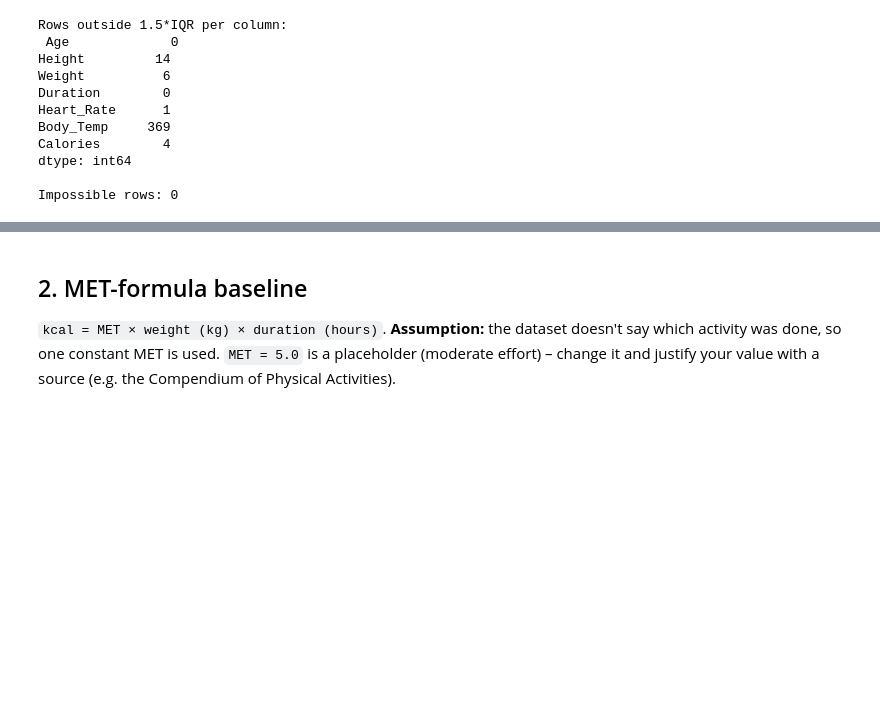
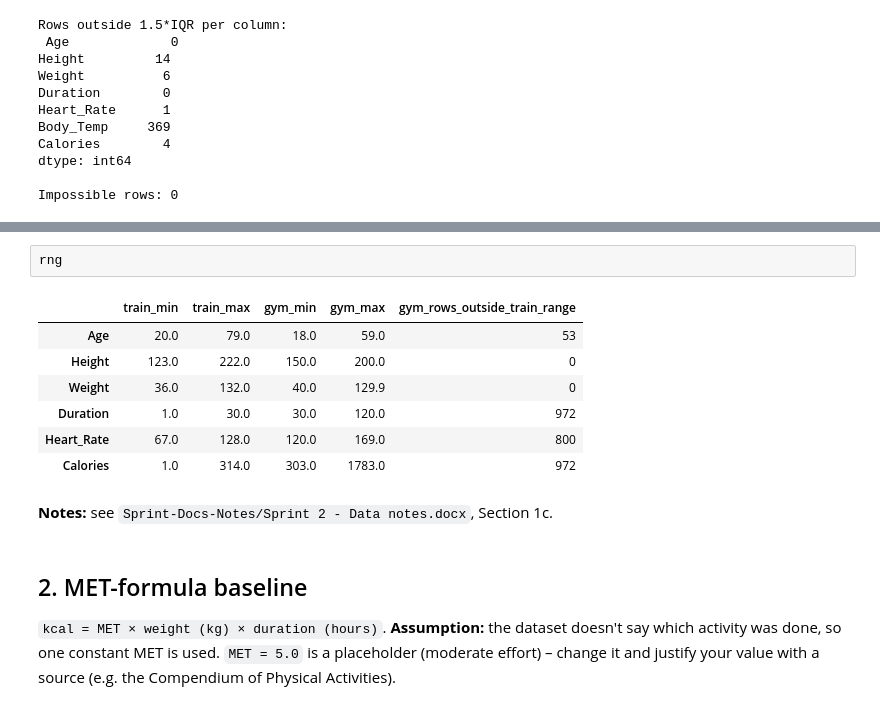
Before and after one commit to gdarslan/AI-GYM-Project, a Jupyter notebook: notebooks/calorie_model_starter.ipynb, the cells around one changed output, grey strips where cells are left out. Drawn from its saved outputs; the diff is of its cells as text; blank space fills up the shorter version.

```diff
--- a/notebooks/calorie_model_starter.ipynb
+++ b/notebooks/calorie_model_starter.ipynb
@@ -90,3 +182,15 @@ Impossible rows: 0
+# %%
+rng
+# %% [output]
+|  | train_min | train_max | gym_min | gym_max | gym_rows_outside_train_range |
+| Age | 20.0 | 79.0 | 18.0 | 59.0 | 53 |
+| Height | 123.0 | 222.0 | 150.0 | 200.0 | 0 |
+| Weight | 36.0 | 132.0 | 40.0 | 129.9 | 0 |
+| Duration | 1.0 | 30.0 | 30.0 | 120.0 | 972 |
+| Heart_Rate | 67.0 | 128.0 | 120.0 | 169.0 | 800 |
+| Calories | 1.0 | 314.0 | 303.0 | 1783.0 | 972 |
+# %% [markdown]
+**Notes:** see `Sprint-Docs-Notes/Sprint 2 - Data notes.docx`, Section 1c.
 # %% [markdown]
 ## 2. MET-formula baseline
 `kcal = MET × weight (kg) × duration (hours)`.
```
Also changed, not shown: parts of 8 cells of this notebook, 2 other files.
